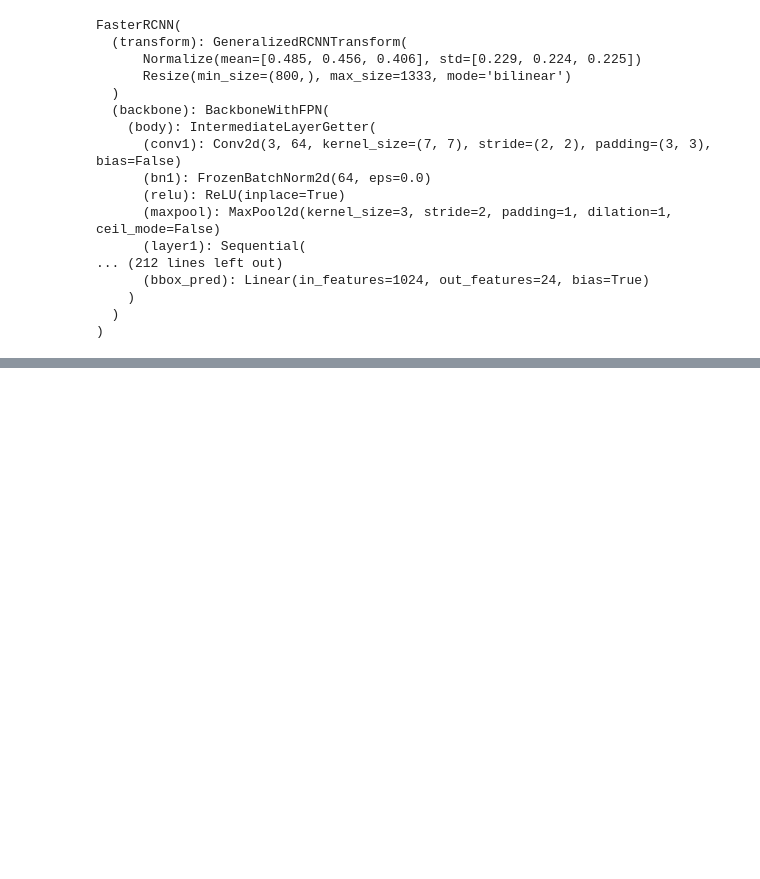
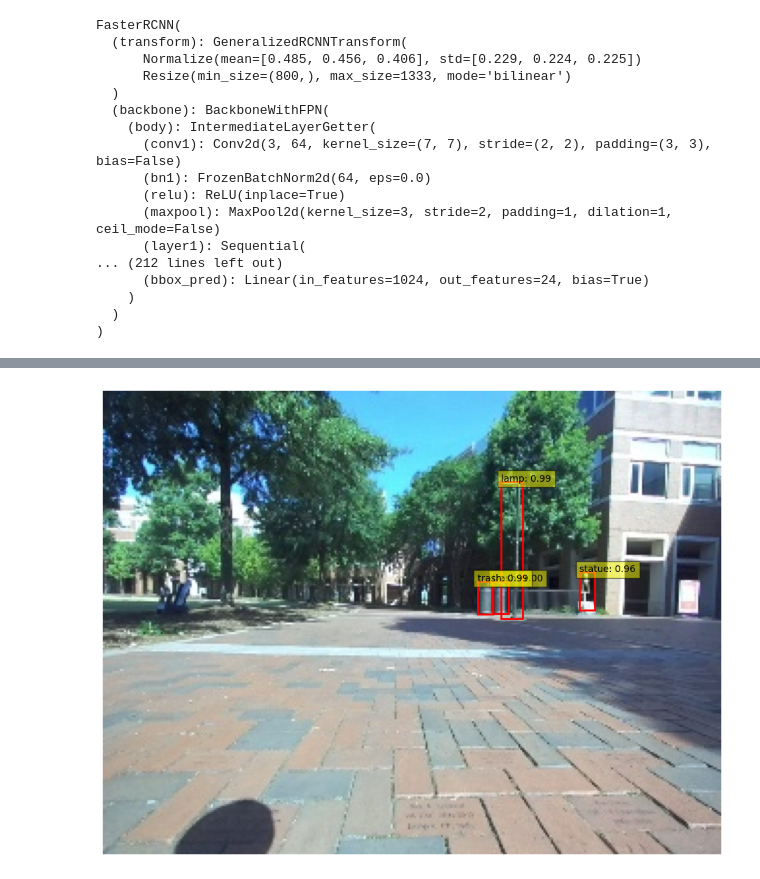
Before and after one commit to ncsu-yoon-lab/project-oval, a Jupyter notebook: ML/DeepLearning/ModelSetup/fasterRCNN.ipynb, the cells around one changed output, grey strips where cells are left out. Cells and saved outputs as stored; diff of their text form; code cells hidden in the pictures; blank space fills up the shorter version.

Commit message:
RCNN model training code

```diff
--- a/ML/DeepLearning/ModelSetup/fasterRCNN.ipynb
+++ b/ML/DeepLearning/ModelSetup/fasterRCNN.ipynb
@@ -60,6 +60,7 @@ class COCODataset(Dataset):
         if boxes.size(0) > 0:  # Check if there are any boxes
             area = (boxes[:, 3] - boxes[:, 1]) * (boxes[:, 2] - boxes[:, 0])
         else:
+            printf("Image without labels {path}")
             area = torch.tensor([], dtype=torch.float32)
 
         iscrowd = torch.zeros((num_objs,), dtype=torch.int64)
@@ -150,7 +222,7 @@ FasterRCNN(
 # %%
 num_epochs = 10
 learning_rate = 0.005
-
+model_save_path = "model.pt"
 # Define the optimizer
 params = [p for p in model.parameters() if p.requires_grad]
 optimizer = optim.SGD(params, lr=learning_rate, momentum=0.9, weight_decay=0.0005)
@@ -183,7 +255,13 @@ for epoch in range(num_epochs):
     # Update the learning rate
     lr_scheduler.step()
     print(f"Finished epoch {epoch + 1}/{num_epochs}, Loss: {losses.item():.4f}")
+    # Save the model at the end of each epoch
+    torch.save(model.state_dict(), f"model_epoch_{epoch + 1}.pth")
+    print(f"Finished epoch {epoch + 1}/{num_epochs}, Loss: {losses.item():.4f}")
 
+# Save the final model
+torch.save(model.state_dict(), model_save_path)
+print("Training complete. Model saved.")
 print("Training complete.")
 # %% [output]
 Starting epoch 1/10
@@ -189,0 +284,4 @@ Starting epoch 1/10
+# %%
+# Load the model
+model.load_state_dict(torch.load(model_save_path))
+model.eval()
@@ -189,0 +306,50 @@ Starting epoch 1/10
+# %%
+from PIL import Image
+import matplotlib.patches as patches  # Ensure patches is imported
+# Define the transformation to match the training preprocessing
+transform = transforms.Compose([
+    # transforms.Resize((320, 240)),  # Resize to (320, 240)
+    transforms.ToTensor(),
+])
+
+def load_image(image_path):
+    image = Image.open(image_path).convert("RGB")
+    image = transform(image)
+    return image.unsqueeze(0)
+
+# Load and preprocess the test image
+# test_image_path = '09_52_52.jpg'
+test_image_path = '../DataSetup/resized_dataset/Train/09_51_08.jpg'
+test_image = load_image(test_image_path).to(device)
+
+# Disable gradient calculation for inference
+with torch.no_grad():
+    prediction = model(test_image)
+
+label_class = ["trash", "lamp", "fire hydrant", "board", "statue"]
+
+def visualize_predictions(image, prediction, threshold=0.5):
+    # Convert the tensor image to a NumPy array and transpose the dimensions
+    image = image.squeeze().permute(1, 2, 0).cpu().numpy()
+
+    fig, ax = plt.subplots(1, figsize=(12, 9))
+    ax.imshow(image)
+
+    boxes = prediction[0]['boxes'].cpu().numpy()
+    scores = prediction[0]['scores'].cpu().numpy()
+    labels = prediction[0]['labels'].cpu().numpy()
+
+    for box, score, label in zip(boxes, scores, labels):
+        if score >= threshold:
+            xmin, ymin, xmax, ymax = box
+            rect = patches.Rectangle((xmin, ymin), xmax - xmin, ymax - ymin, linewidth=2, edgecolor='r', facecolor='none')
+            ax.add_patch(rect)
+            ax.text(xmin, ymin, f'{label_class[label - 1]}: {score:.2f}', bbox=dict(facecolor='yellow', alpha=0.5))
+
+    plt.axis('off')
+    plt.show()
+
+
+visualize_predictions(test_image, prediction)
+# %% [output]
+[figure, added]
```
Also changed, not shown: parts of 5 cells of this notebook, 11 other files.
